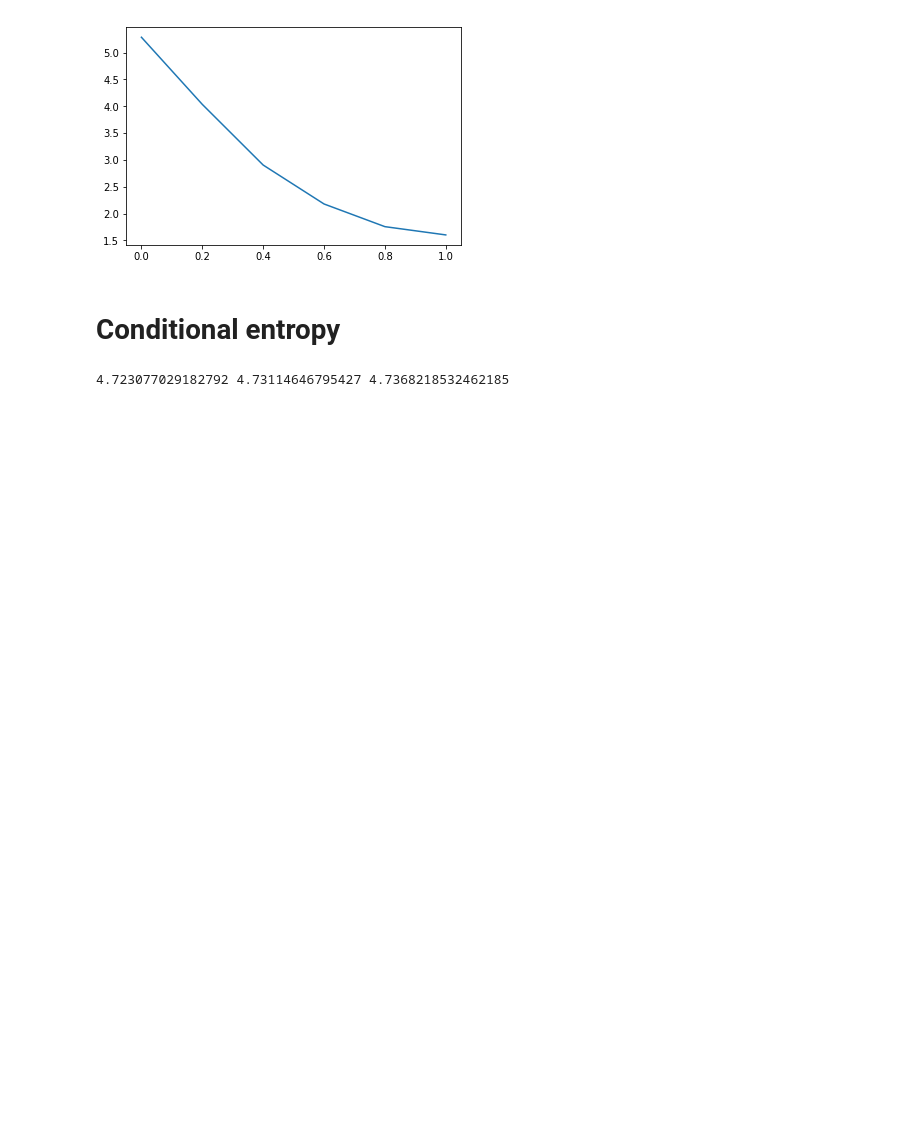
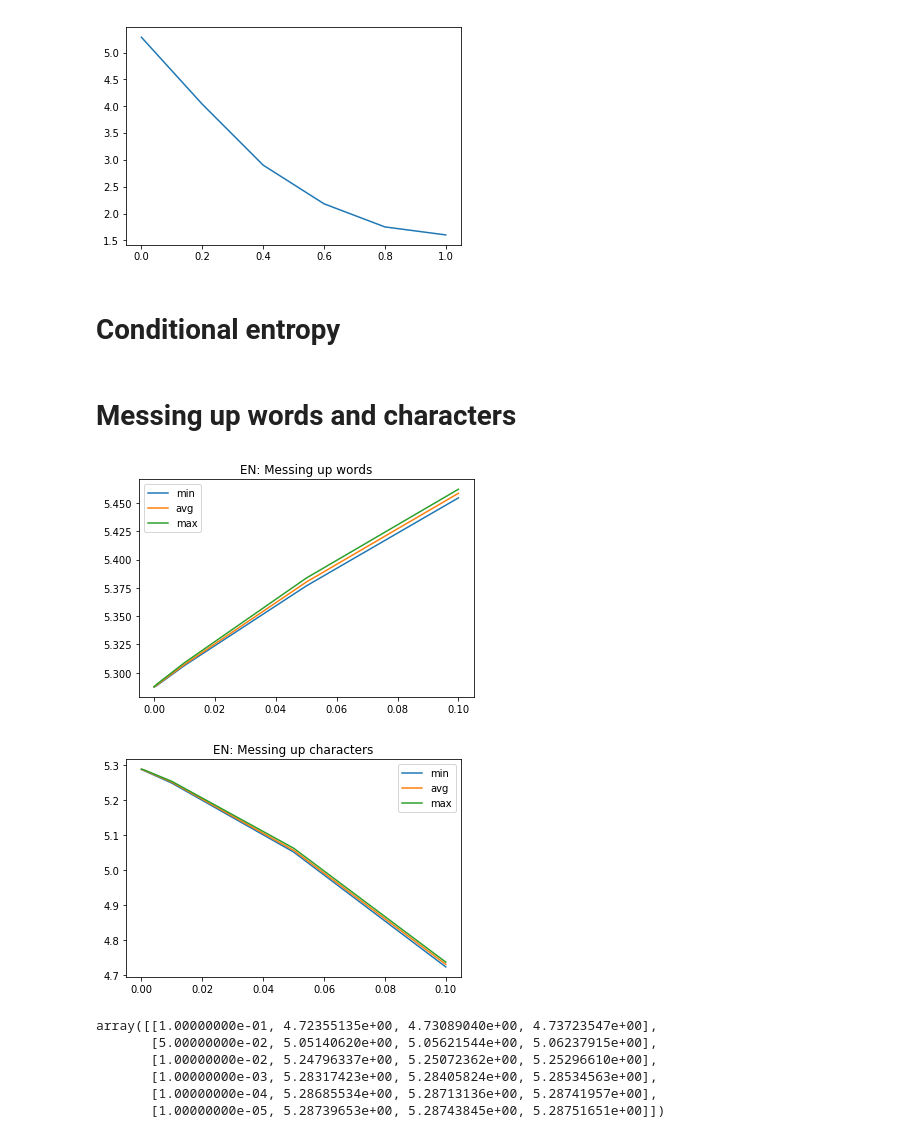
Before and after one commit to darthdeus/npfl097, a Jupyter notebook: NPFL067 Assignment - Exploring Entropy and Language Modeling.ipynb, the cells around one changed output. Drawn from its saved outputs; the diff is of its cells as text; code cells hidden in the pictures; blank space fills up the shorter version.

```diff
--- a/NPFL067 Assignment - Exploring Entropy and Language Modeling.ipynb
+++ b/NPFL067 Assignment - Exploring Entropy and Language Modeling.ipynb
@@ -101,10 +101,45 @@ plt.show()
 # %%
 def min_avg_max(items):
     return min(items), np.mean(items).item(), max(items)
-# %%
-random.seed(1)
-
-ents = [text_entropy(perturb(text_en, 0.1)) for _ in range(10)]
-print(min_max_avg(ents))
-# %% [output]
-4.723077029182792 4.73114646795427 4.7368218532462185
+# %%
+def plot_iters(f, title):
+    random.seed(1)
+
+    data = []
+    p_values = [0.1, 0.05, 0.01, 0.001, 0.0001, 0.00001]
+
+    for p in p_values:
+        ents = [f(p) for _ in range(10)]
+
+        data.append(min_avg_max(ents))
+
+    data = np.array(data)
+
+    for i, label in enumerate(["min", "avg", "max"]):
+        plt.plot(p_values, data[:, i], label=label)
+
+    plt.title(title)
+    plt.legend()
+    plt.show()
+
+    return np.hstack([np.array(p_values).reshape(-1, 1), data])
+
+def perturb_word(words, dictionary, p):
+    return [w if (random.random() > p) else random.choice(dictionary) for w in words]
+# %% [markdown]
+# Messing up words and characters
+# %%
+en_words = text_en.split("\n")
+en_dictionary = list(set(en_words))
+
+plot_iters(lambda p: text_entropy("\n".join(perturb_word(en_words, en_dictionary, p))), "EN: Messing up words")
+plot_iters(lambda p: text_entropy(perturb(text_en, p)), "EN: Messing up characters")
+# %% [output]
+[figure, added]
+[figure, added]
+array([[1.00000000e-01, 4.72355135e+00, 4.73089040e+00, 4.73723547e+00],
+       [5.00000000e-02, 5.05140620e+00, 5.05621544e+00, 5.06237915e+00],
+       [1.00000000e-02, 5.24796337e+00, 5.25072362e+00, 5.25296610e+00],
+       [1.00000000e-03, 5.28317423e+00, 5.28405824e+00, 5.28534563e+00],
+       [1.00000000e-04, 5.28685534e+00, 5.28713136e+00, 5.28741957e+00],
+       [1.00000000e-05, 5.28739653e+00, 5.28743845e+00, 5.28751651e+00]])
```
Also changed, not shown: parts of 16 cells of this notebook.
